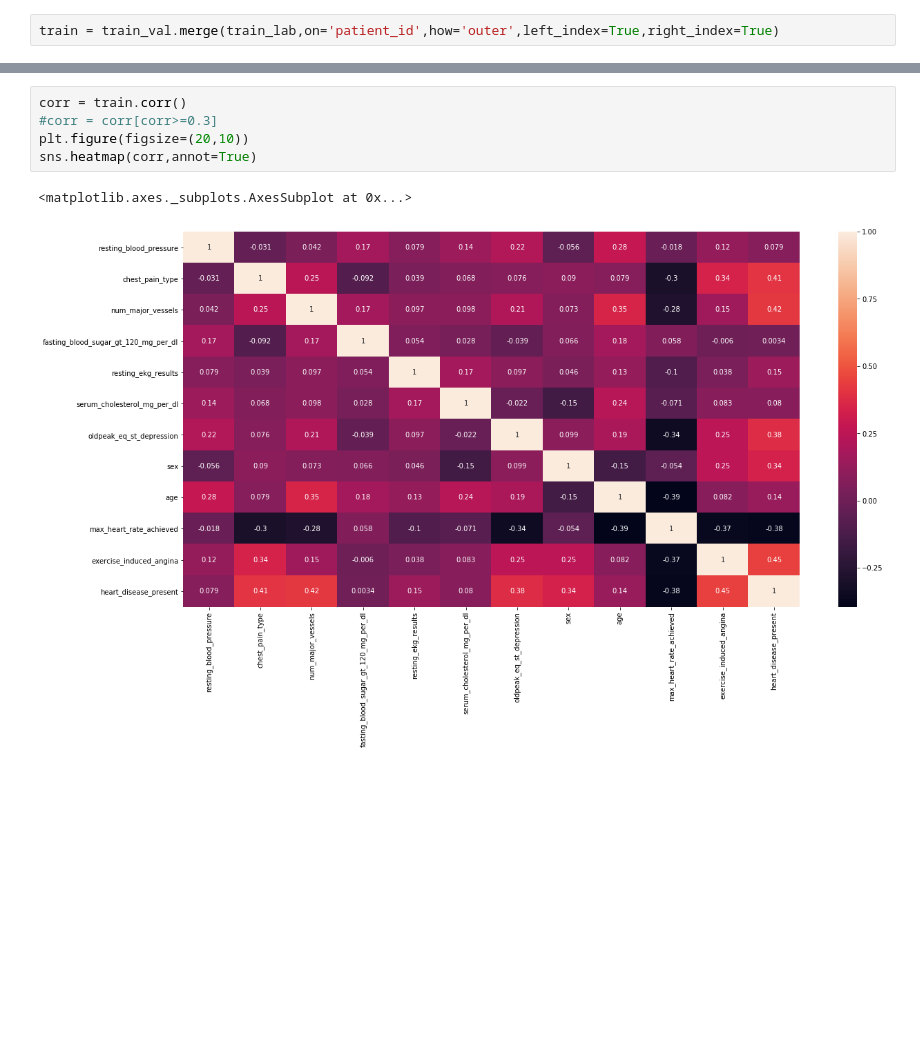
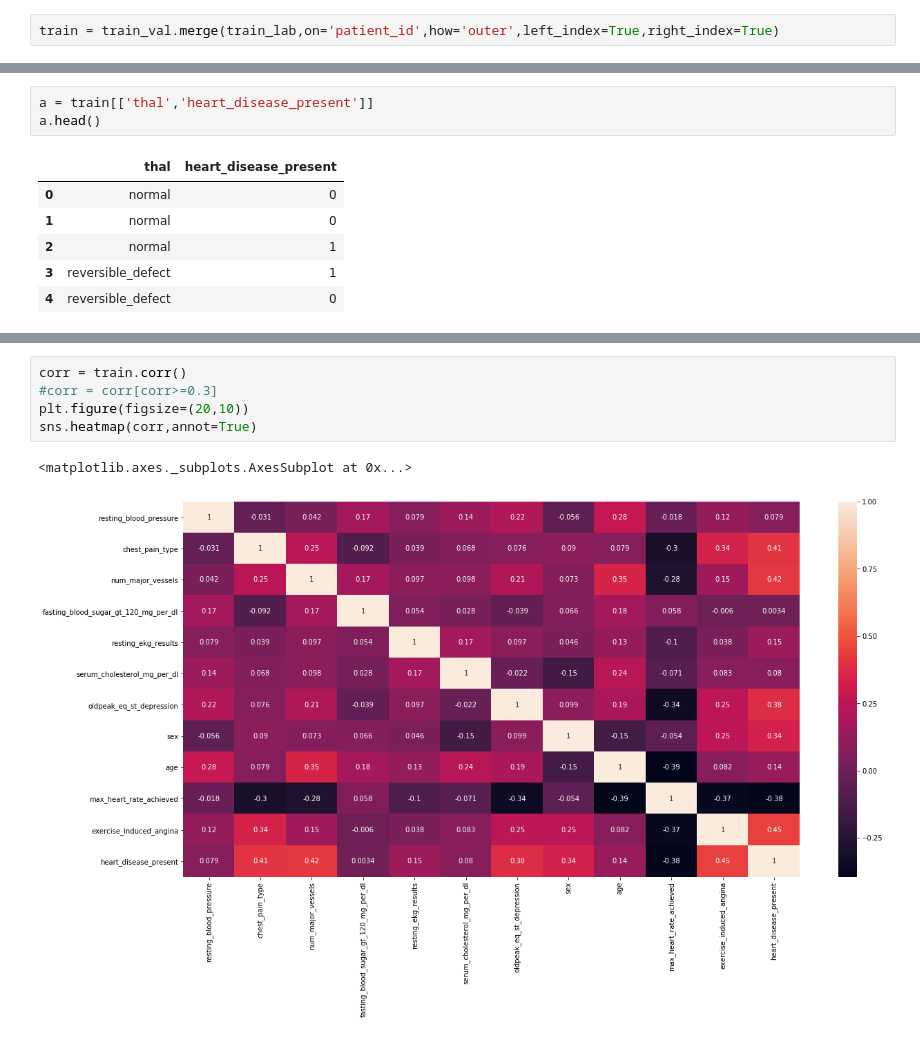
Before and after one commit to mhdSharuk/Heart-Disease-Detection, a Jupyter notebook: HeartDisease.ipynb, the cells around one changed output, grey strips where cells are left out. Drawn from its saved outputs; the diff is of its cells as text; blank space fills up the shorter version.

```diff
--- a/HeartDisease.ipynb
+++ b/HeartDisease.ipynb
@@ -75,0 +124,10 @@ train = train_val.merge(train_lab,on='patient_id',how='outer',left_index=True,ri
+# %%
+a = train[['thal','heart_disease_present']]
+a.head()
+# %% [output]
+|  | thal | heart_disease_present |
+| 0 | normal | 0 |
+| 1 | normal | 0 |
+| 2 | normal | 1 |
+| 3 | reversible_defect | 1 |
+| 4 | reversible_defect | 0 |
```
Also changed, not shown: parts of 8 cells of this notebook.
